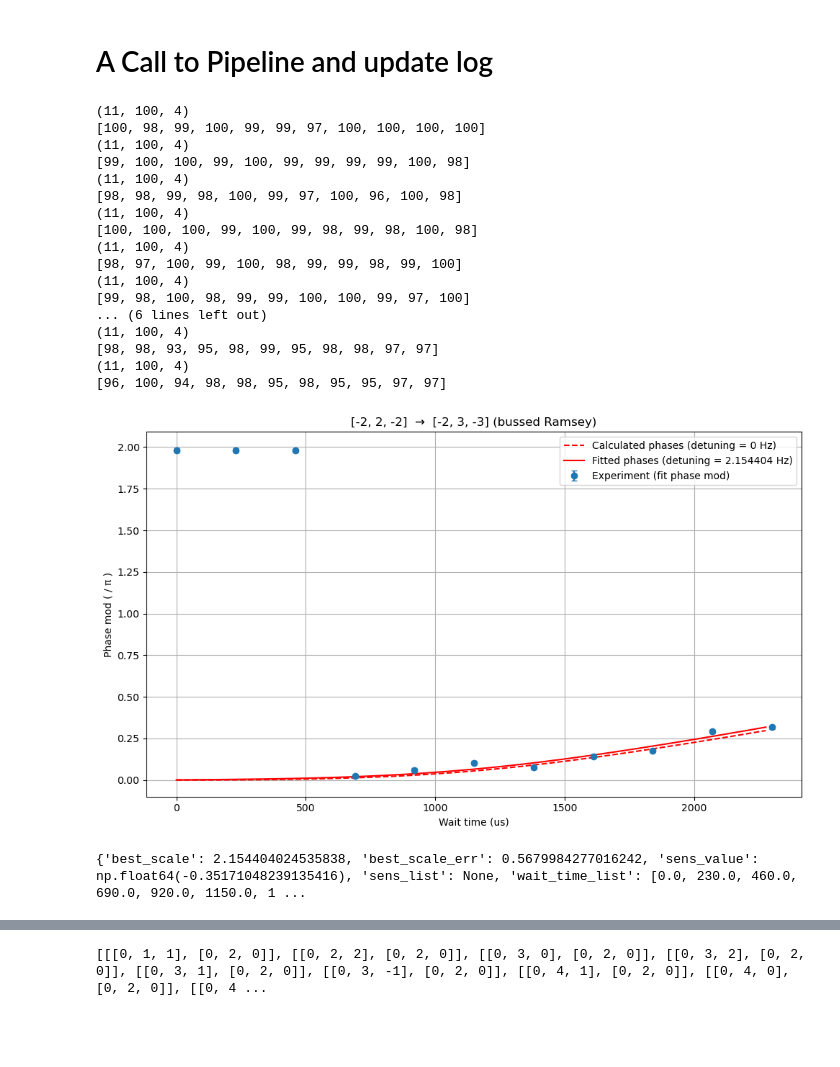
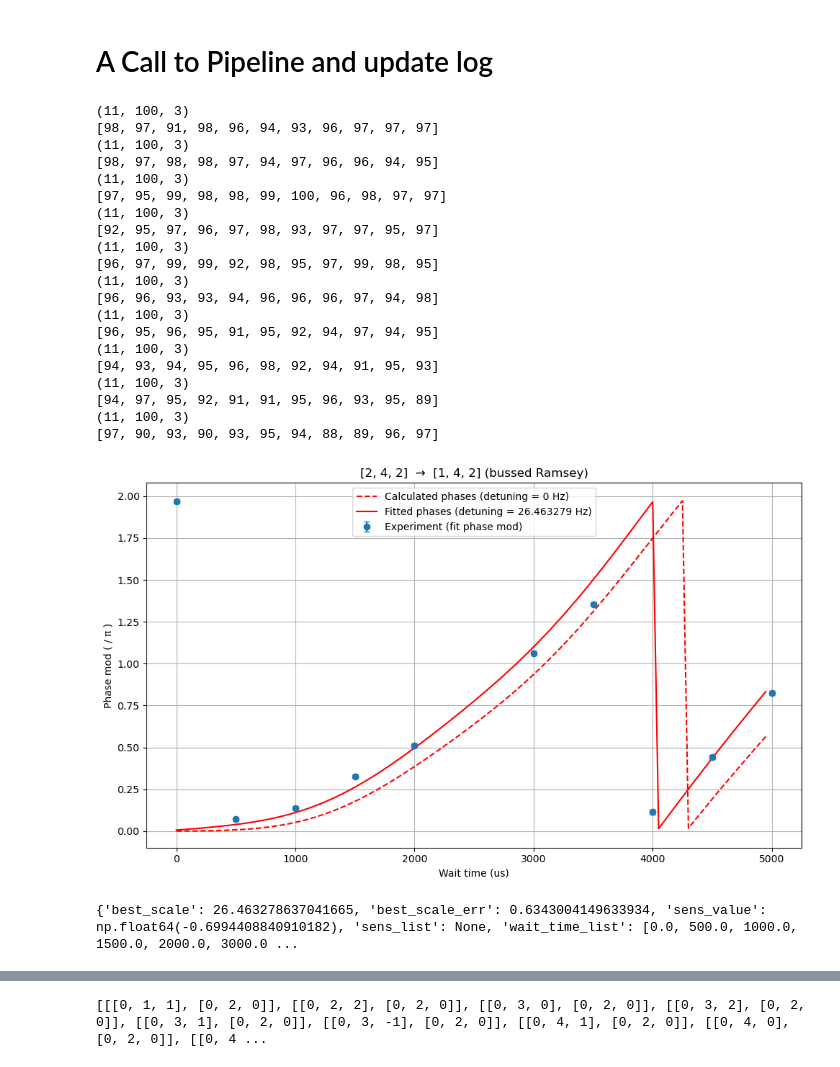
Before and after one commit to GauravTathed/PhD_python_scripts, a Jupyter notebook: LineSignal_charaterization/bussed_ramsey_for_line_signal.ipynb, the cells around one changed output, grey strips where cells are left out. Drawn from its saved outputs; the diff is of its cells as text; code cells hidden in the pictures; blank space fills up the shorter version.

Commit message:
More bussed ramsey calibration data

```diff
--- a/LineSignal_charaterization/bussed_ramsey_for_line_signal.ipynb
+++ b/LineSignal_charaterization/bussed_ramsey_for_line_signal.ipynb
@@ -142,7 +142,7 @@ def parse_log_file_for_pair(log_path, target_transitions):
 # -----------------------
 # Run Cell 1
 # -----------------------
-target_transitions = [[2,2,1], [2,4,2]]
+target_transitions = [[-1,3,-1], [0,3,-1]]
 target_date_times = parse_log_file_for_pair(log_path, target_transitions)
 if len(target_date_times) == 0:
     raise ValueError(f"No datetimes found in log for transition pair: {target_transitions}")
@@ -184,7 +184,7 @@ def get_shelving_threshold(counts):
     threshold = data_diff_max / 2 + data_sorted[data_diff_maxind]
     return threshold, data_sorted
 
-def process_raw_data_files(raw_data_filepaths):
+def process_raw_data_files(raw_data_filepaths, ket_1_first):
     arrays = []
     # Read and process the data from all raw data files
     for file_path in raw_data_filepaths:
@@ -257,7 +257,10 @@ def process_raw_data_files(raw_data_filepaths):
     ket_data = []
     exp_num_list = []
     for filtered_data in filtered_data_array:
-        ket_data.append(np.mean(filtered_data, axis=0)[1])
+        if ket_1_first:
+            ket_data.append(np.mean(filtered_data, axis=0)[2])
+        else:
+            ket_data.append(np.mean(filtered_data, axis=0)[1])
         exp_num_list.append(len(filtered_data))
     print(exp_num_list)
     lower_error, upper_error = find_errors(1, np.array(ket_data), np.array(exp_num_list))
@@ -268,7 +271,7 @@ def process_raw_data_files(raw_data_filepaths):
 # ------------------------------------------------
 # New Function Using Parallel Lists (NOT a dict)
 # ------------------------------------------------
-def process_all_wait_times_in_lists(wait_time_list, raw_file_paths_list):
+def process_all_wait_times_in_lists(wait_time_list, raw_file_paths_list, ket_1_first = False):
     processed_wait_times = []
     ket_data_list = []
     lower_error_list = []
@@ -276,7 +279,7 @@ def process_all_wait_times_in_lists(wait_time_list, raw_file_paths_list):
 
     for i, wait_time in enumerate(wait_time_list):
         raw_data_filepaths = raw_file_paths_list[i]
-        ket_data, lower_error, upper_error = process_raw_data_files(raw_data_filepaths)
+        ket_data, lower_error, upper_error = process_raw_data_files(raw_data_filepaths, ket_1_first)
 
         processed_wait_times.append(wait_time)
 
@@ -309,7 +312,7 @@ raw_file_paths_list = list(raw_file_paths_list)
     ket_data_list,
     lower_error_list,
     upper_error_list
-) = process_all_wait_times_in_lists(wait_time_list, raw_file_paths_list)
+) = process_all_wait_times_in_lists(wait_time_list, raw_file_paths_list, ket_1_first = True)
 
 print("\nProcessed Data in Parallel Lists:")
 for wt, ket_vals, le_vals, ue_vals in zip(processed_wait_times, ket_data_list, lower_error_list, upper_error_list):
@@ -1159,11 +1164,13 @@ def run_full_bussed_ramsey_pipeline_and_update_log(
     if len(wait_time_list) == 0:
         raise ValueError("No PD files matched your transitions + datetimes. Check log entries and filenames.")
 
-    # -----------------------------
-    # Cell 2 logic: raw data processing
-    # -----------------------------
+    if target_transitions[0][1:] == target_transitions[1][1:]:
+        ket_1_first = True
+    else:
+        ket_1_first = False
+
     processed_wait_times, ket_data_list, lower_error_list, upper_error_list = process_all_wait_times_in_lists(
-        wait_time_list, raw_file_paths_list
+        wait_time_list, raw_file_paths_list, ket_1_first
     )
 
     # -----------------------------
@@ -1259,53 +1266,56 @@ def run_full_bussed_ramsey_pipeline_and_update_log(
         f.writelines(new_lines)
 
     return {
         "best_scale": best_scale,
         "best_scale_err": best_scale_err,
         "sens_value": sens_value,
         "sens_list": sens_list if sens_metric == "full" else None,
         "wait_time_list": wait_time_list,
         # "raw_file_paths_list": raw_file_paths_list,
         "fit_objective": fit_obj,
     }
 
 
 # -----------------------------
 # Example usage
 # -----------------------------
-target_transitions = [[-2, 2, -2], [-2, 3, -3]]
+target_transitions = [[2, 4, 2], [1, 4, 2]]
 results = run_full_bussed_ramsey_pipeline_and_update_log(
     target_transitions=target_transitions,
     log_path=log_path,
     directory_path=directory_path,
     Z_drive_raw_data=Z_drive_raw_data,
     step_us=10,
     do_plot=True,
     fit_bounds=(-100, 100),
     xatol=1e-6,
     maxiter=1000,
     ref_int_scale=0
 )
 print(results)
 # %% [output]
-(11, 100, 4)
-[100, 98, 99, 100, 99, 99, 97, 100, 100, 100, 100]
-(11, 100, 4)
-[99, 100, 100, 99, 100, 99, 99, 99, 99, 100, 98]
-(11, 100, 4)
-[98, 98, 99, 98, 100, 99, 97, 100, 96, 100, 98]
-(11, 100, 4)
-[100, 100, 100, 99, 100, 99, 98, 99, 98, 100, 98]
-(11, 100, 4)
-[98, 97, 100, 99, 100, 98, 99, 99, 98, 99, 100]
-(11, 100, 4)
-[99, 98, 100, 98, 99, 99, 100, 100, 99, 97, 100]
-... (6 lines left out)
-(11, 100, 4)
-[98, 98, 93, 95, 98, 99, 95, 98, 98, 97, 97]
-(11, 100, 4)
-[96, 100, 94, 98, 98, 95, 98, 95, 95, 97, 97]
+(11, 100, 3)
+[98, 97, 91, 98, 96, 94, 93, 96, 97, 97, 97]
+(11, 100, 3)
+[98, 97, 98, 98, 97, 94, 97, 96, 96, 94, 95]
+(11, 100, 3)
+[97, 95, 99, 98, 98, 99, 100, 96, 98, 97, 97]
+(11, 100, 3)
+[92, 95, 97, 96, 97, 98, 93, 97, 97, 95, 97]
+(11, 100, 3)
+[96, 97, 99, 99, 92, 98, 95, 97, 99, 98, 95]
+(11, 100, 3)
+[96, 96, 93, 93, 94, 96, 96, 96, 97, 94, 98]
+(11, 100, 3)
+[96, 95, 96, 95, 91, 95, 92, 94, 97, 94, 95]
+(11, 100, 3)
+[94, 93, 94, 95, 96, 98, 92, 94, 91, 95, 93]
+(11, 100, 3)
+[94, 97, 95, 92, 91, 91, 95, 96, 93, 95, 89]
+(11, 100, 3)
+[97, 90, 93, 90, 93, 95, 94, 88, 89, 96, 97]
-[figure, old version]
+[figure, new version]
-{'best_scale': 2.154404024535838, 'best_scale_err': 0.5679984277016242, 'sens_value': np.float64(-0.35171048239135416), 'sens_list': None, 'wait_time_list': [0.0, 230.0, 460.0, 690.0, 920.0, 1150.0, 1 ...
+{'best_scale': 26.463278637041665, 'best_scale_err': 0.6343004149633934, 'sens_value': np.float64(-0.6994408840910182), 'sens_list': None, 'wait_time_list': [0.0, 500.0, 1000.0, 1500.0, 2000.0, 3000.0 ...
 # %%
 # Notebook cell: Plot sensitivity vs integral_scale from your filled log file
 # Produces a scatter plot (with error bars if present) and labels points by transition pair.
```
Also changed, not shown: parts of 9 cells of this notebook, 5 other files.
